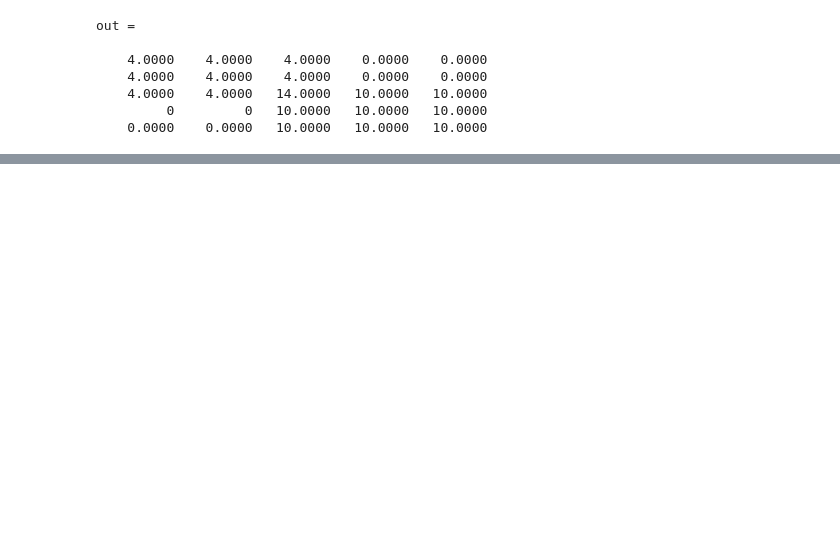
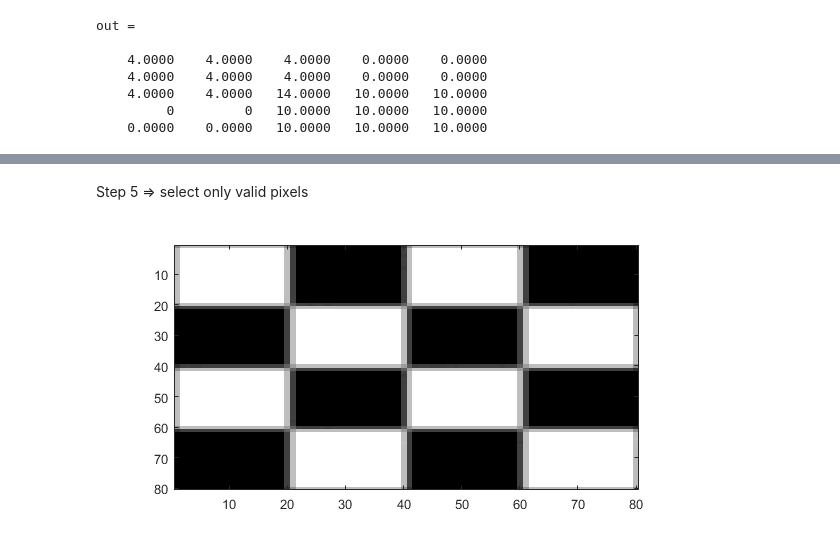
Before and after one commit to pckosek/IntroToDSP, a Jupyter notebook: digital_signal_processing.ipynb, the cells around one changed output, grey strips where cells are left out. Drawn from its saved outputs; the diff is of its cells as text; code cells hidden in the pictures; blank space fills up the shorter version.

```diff
--- a/digital_signal_processing.ipynb
+++ b/digital_signal_processing.ipynb
@@ -377,0 +433,12 @@ out =
+# %% [markdown]
+Step 5 => select only valid pixels
+# %%
+% N.B. MATLAB USES ONE BASED INDEXING!!!!!
+%      ADJUST YOUR ALGORITHM APPROPRIATELY!!!
+
+filtered_image = out( 1+[1:80], 1+[1:80] );
+
+imagesc(filtered_image);
+colormap(gray);
+# %% [output]
+[figure, added]
```
Also changed, not shown: parts of 14 cells of this notebook.
